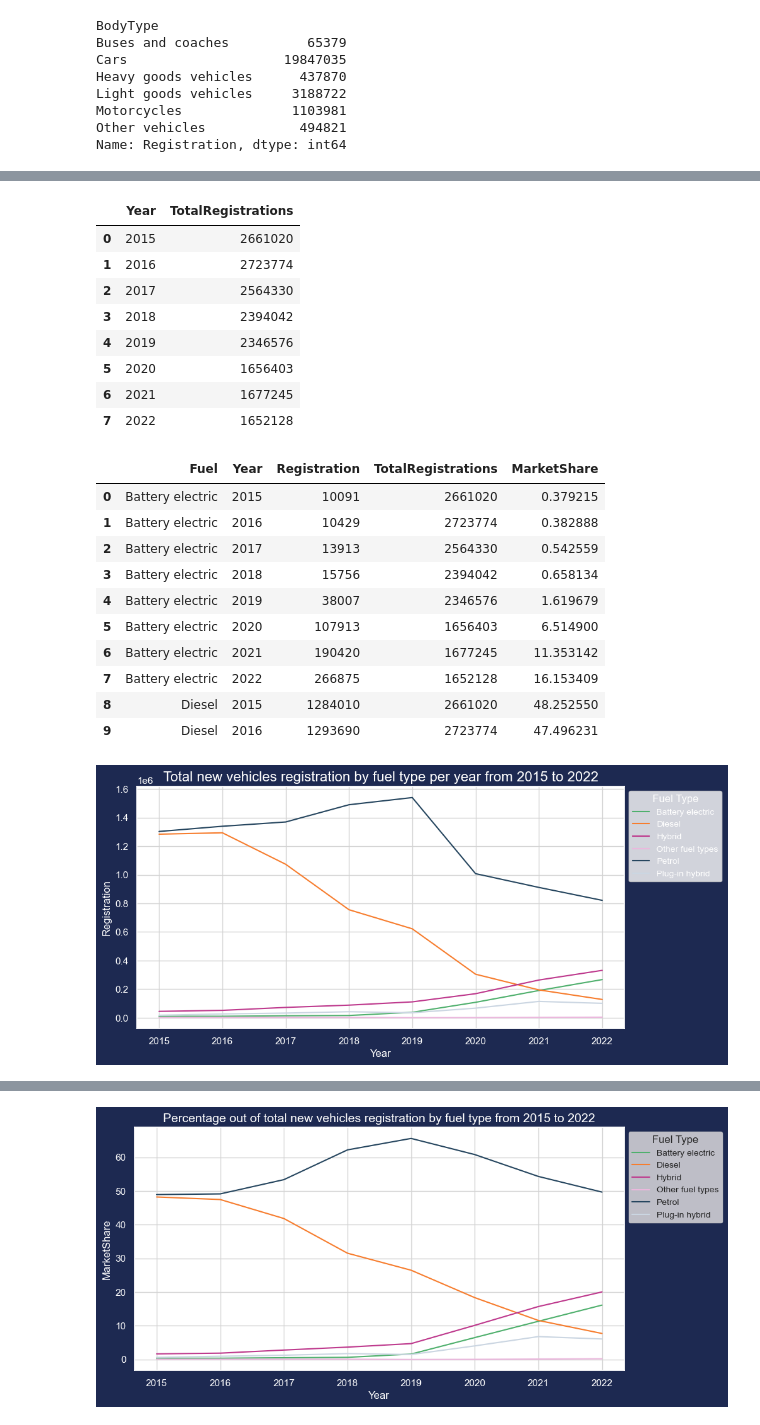
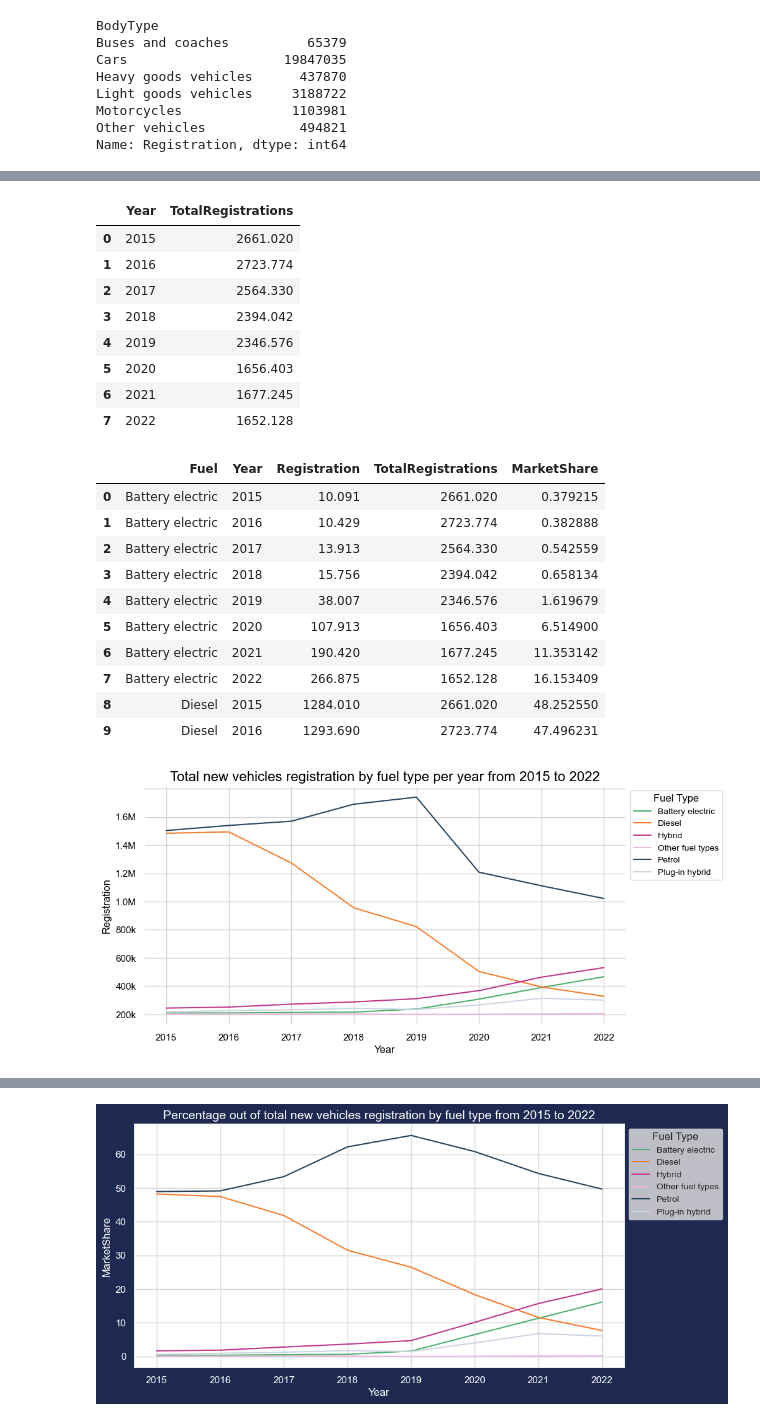
Before and after one commit to ssalazarheredia/vehicle_analysis, a Jupyter notebook: vehicle_analysis.ipynb, the cells around one changed output, grey strips where cells are left out. Drawn from its saved outputs; the diff is of its cells as text; code cells hidden in the pictures.

```diff
--- a/vehicle_analysis.ipynb
+++ b/vehicle_analysis.ipynb
@@ -83,20 +101,21 @@ cars_data.head(10)
 # %%
 fuel_registration=cars_data.groupby(['Fuel','Year'])['Registration'].sum().reset_index(['Fuel','Year'])
 fuel_registration=fuel_registration[~fuel_registration['Year'].isin(['2014','2023'])]
+fuel_registration['Registration']=fuel_registration['Registration']/1000
 # %%
 total_reg_year=fuel_registration.groupby(['Year'])['Registration'].sum().reset_index(['Year'])
 total_reg_year.rename(columns={'Registration':'TotalRegistrations'},inplace=True)
 total_reg_year
 # %% [output]
 |  | Year | TotalRegistrations |
-| 0 | 2015 | 2661020 |
-| 1 | 2016 | 2723774 |
-| 2 | 2017 | 2564330 |
-| 3 | 2018 | 2394042 |
-| 4 | 2019 | 2346576 |
-| 5 | 2020 | 1656403 |
-| 6 | 2021 | 1677245 |
-| 7 | 2022 | 1652128 |
+| 0 | 2015 | 2661.020 |
+| 1 | 2016 | 2723.774 |
+| 2 | 2017 | 2564.330 |
+| 3 | 2018 | 2394.042 |
+| 4 | 2019 | 2346.576 |
+| 5 | 2020 | 1656.403 |
+| 6 | 2021 | 1677.245 |
+| 7 | 2022 | 1652.128 |
 # %%
 years=total_reg_year['Year'].to_list()
 market_share=pd.merge(fuel_registration,total_reg_year,how='left',on='Year')
@@ -104,16 +123,16 @@ market_share['MarketShare']= market_share['Registration']*100/market_share['Tota
 market_share.head(10)
 # %% [output]
 |  | Fuel | Year | Registration | TotalRegistrations | MarketShare |
-| 0 | Battery electric | 2015 | 10091 | 2661020 | 0.379215 |
-| 1 | Battery electric | 2016 | 10429 | 2723774 | 0.382888 |
-| 2 | Battery electric | 2017 | 13913 | 2564330 | 0.542559 |
-| 3 | Battery electric | 2018 | 15756 | 2394042 | 0.658134 |
-| 4 | Battery electric | 2019 | 38007 | 2346576 | 1.619679 |
-| 5 | Battery electric | 2020 | 107913 | 1656403 | 6.514900 |
-| 6 | Battery electric | 2021 | 190420 | 1677245 | 11.353142 |
-| 7 | Battery electric | 2022 | 266875 | 1652128 | 16.153409 |
-| 8 | Diesel | 2015 | 1284010 | 2661020 | 48.252550 |
-| 9 | Diesel | 2016 | 1293690 | 2723774 | 47.496231 |
+| 0 | Battery electric | 2015 | 10.091 | 2661.020 | 0.379215 |
+| 1 | Battery electric | 2016 | 10.429 | 2723.774 | 0.382888 |
+| 2 | Battery electric | 2017 | 13.913 | 2564.330 | 0.542559 |
+| 3 | Battery electric | 2018 | 15.756 | 2394.042 | 0.658134 |
+| 4 | Battery electric | 2019 | 38.007 | 2346.576 | 1.619679 |
+| 5 | Battery electric | 2020 | 107.913 | 1656.403 | 6.514900 |
+| 6 | Battery electric | 2021 | 190.420 | 1677.245 | 11.353142 |
+| 7 | Battery electric | 2022 | 266.875 | 1652.128 | 16.153409 |
+| 8 | Diesel | 2015 | 1284.010 | 2661.020 | 48.252550 |
+| 9 | Diesel | 2016 | 1293.690 | 2723.774 | 47.496231 |
 # %%
 # Create function to create palettes for my graphs
 def custom_palette(df,colours,hue):
@@ -129,13 +148,19 @@ def custom_palette(df,colours,hue):
 # %%
 #Set the palette for the graphs
 colours=['#4fb06d','#F77d2e','#BE398D','#EBB8DD','#26465f','#CBD6E2']
 new_palette=custom_palette(market_share,colours,hue='Fuel')
-sns.set(rc={'figure.facecolor':'#1d2951','axes.facecolor':'white','text.color':'white','axes.labelcolor':'white',
-            'xtick.color':'white','ytick.color':'white','grid.color':'lightgrey'})
+
+#Plot information
 plt.figure(figsize=(10,5))
 plt.title('Total new vehicles registration by fuel type per year from 2015 to 2022',size=16);
 ax=sns.lineplot(data=fuel_registration,x='Year',y='Registration',hue='Fuel',hue_order=sorted(market_share['Fuel'].unique()),
                 errorbar=None,palette=new_palette)
+#Set the colour
+sns.set(rc={'figure.facecolor':'white','axes.facecolor':'white','text.color':'black','axes.labelcolor':'black',
+            'xtick.color':'black','ytick.color':'black','grid.color':'lightgrey'})
 sns.move_legend(ax, "upper left",title='Fuel Type',fontsize=10, bbox_to_anchor=(1, 1))
+y_labels = [item.get_text() for item in ax.get_yticklabels()]
+y_labels=['0','200k','400k','600k','800k','1.0M','1.2M','1.4M','1.6M']
+ax.set_yticklabels(y_labels);
 # %% [output]
-[figure, old version]
+[figure, new version]
```
Also changed, not shown: parts of 38 cells of this notebook, 4 other files.
